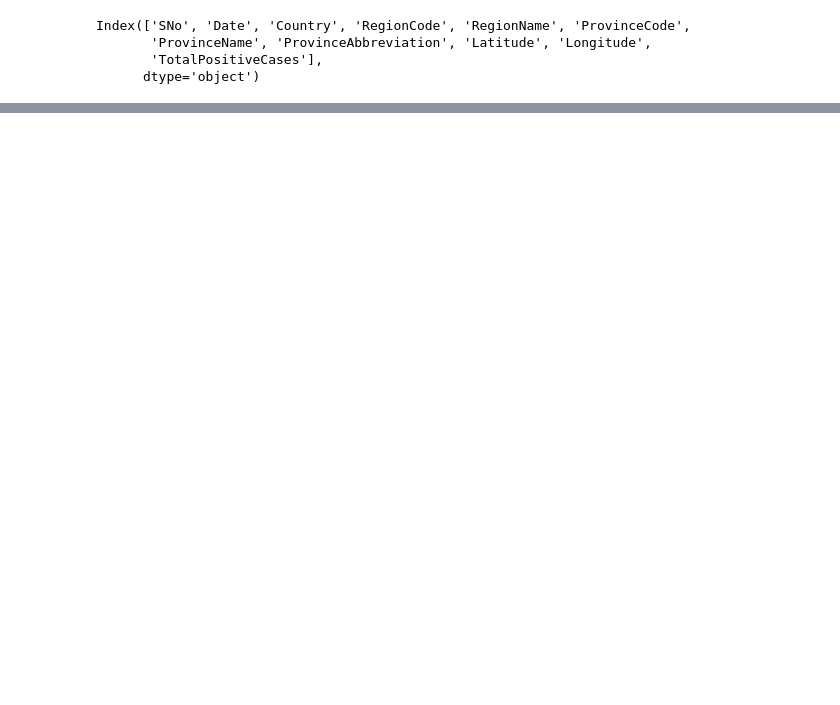
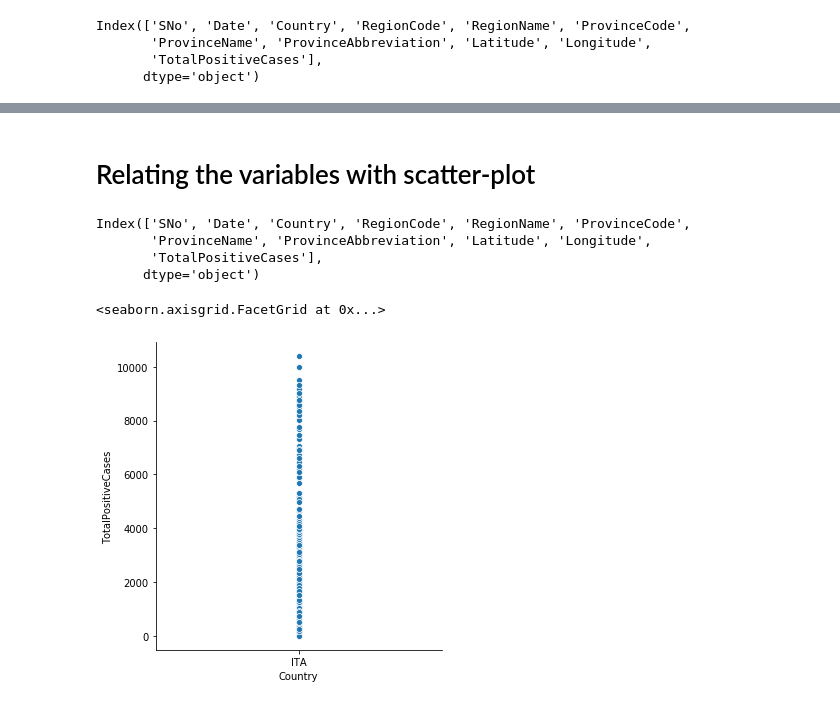
Before and after one commit to SiddarthSamdani/Coronavirus_Italy, a Jupyter notebook: Coronavirus.ipynb, the cells around one changed output, grey strips where cells are left out. Drawn from its saved outputs; the diff is of its cells as text; code cells hidden in the pictures; blank space fills up the shorter version.

Commit message:
country, province to positive cases ratio is plotted

```diff
--- a/Coronavirus.ipynb
+++ b/Coronavirus.ipynb
@@ -31,0 +59,14 @@ data.tail()
+# %% [markdown]
+# Relating the variables with scatter-plot
+# %%
+data.columns
+# %% [output]
+Index(['SNo', 'Date', 'Country', 'RegionCode', 'RegionName', 'ProvinceCode',
+       'ProvinceName', 'ProvinceAbbreviation', 'Latitude', 'Longitude',
+       'TotalPositiveCases'],
+      dtype='object')
+# %%
+sns.relplot(x="Country", y="TotalPositiveCases", data=data)
+# %% [output]
+<seaborn.axisgrid.FacetGrid at 0x...>
+[figure, added]
```
Also changed, not shown: parts of 3 cells of this notebook.
